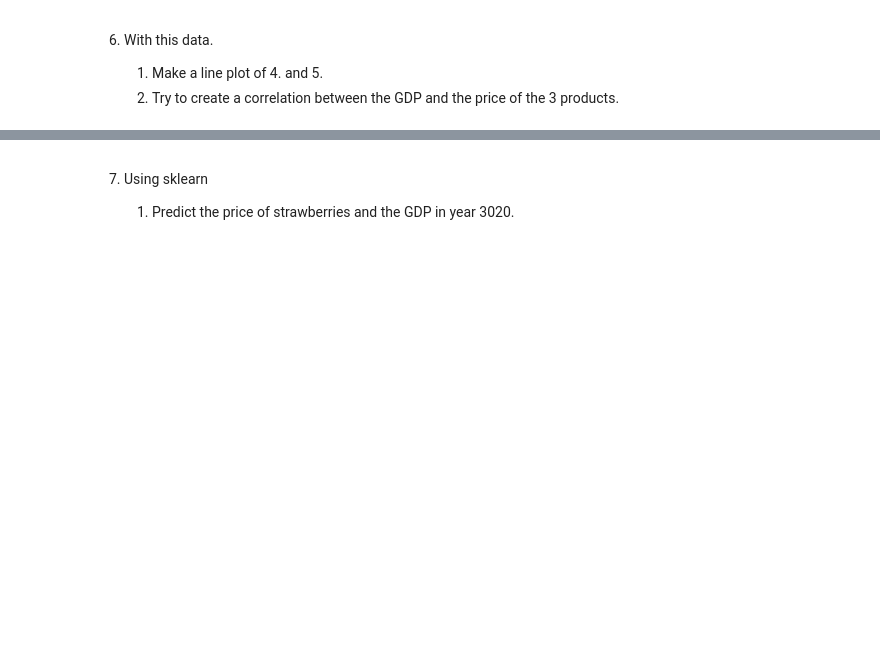
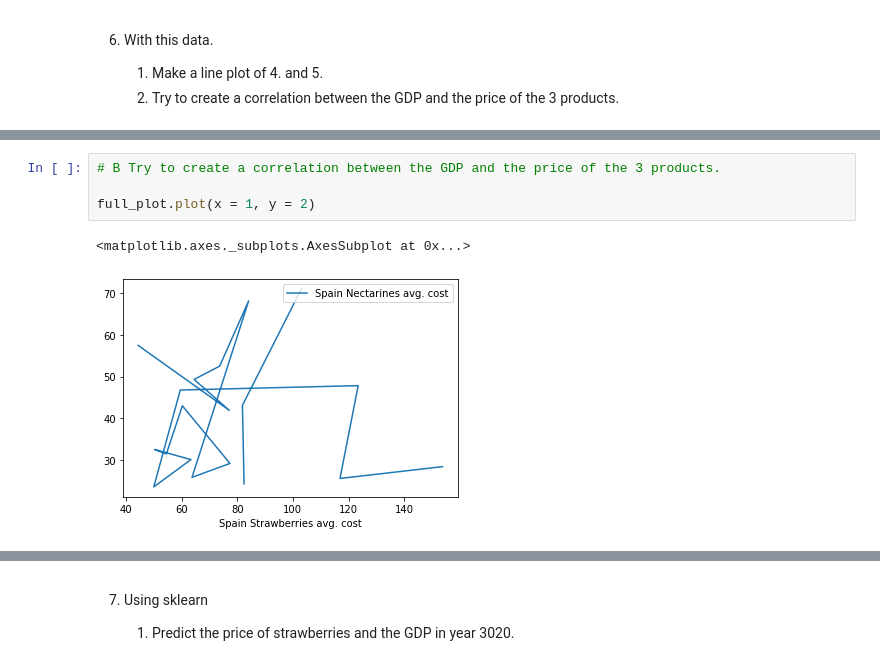
Before and after one commit to Bringordie/sem4python, a Jupyter notebook: Week44-ex10/Week_44.ipynb, the cells around one changed output, grey strips where cells are left out. Saved outputs shown, nothing was run; the diff lists cells and outputs as text; blank space fills up the shorter version.

```diff
--- a/Week44-ex10/Week_44.ipynb
+++ b/Week44-ex10/Week_44.ipynb
@@ -476,0 +492,7 @@ TypeError: unhashable type: 'list'
+# %%
+# B Try to create a correlation between the GDP and the price of the 3 products.
+
+full_plot.plot(x = 1, y = 2)
+# %% [output]
+<matplotlib.axes._subplots.AxesSubplot at 0x...>
+[figure, added]
```
Also changed, not shown: parts of 12 cells of this notebook.
